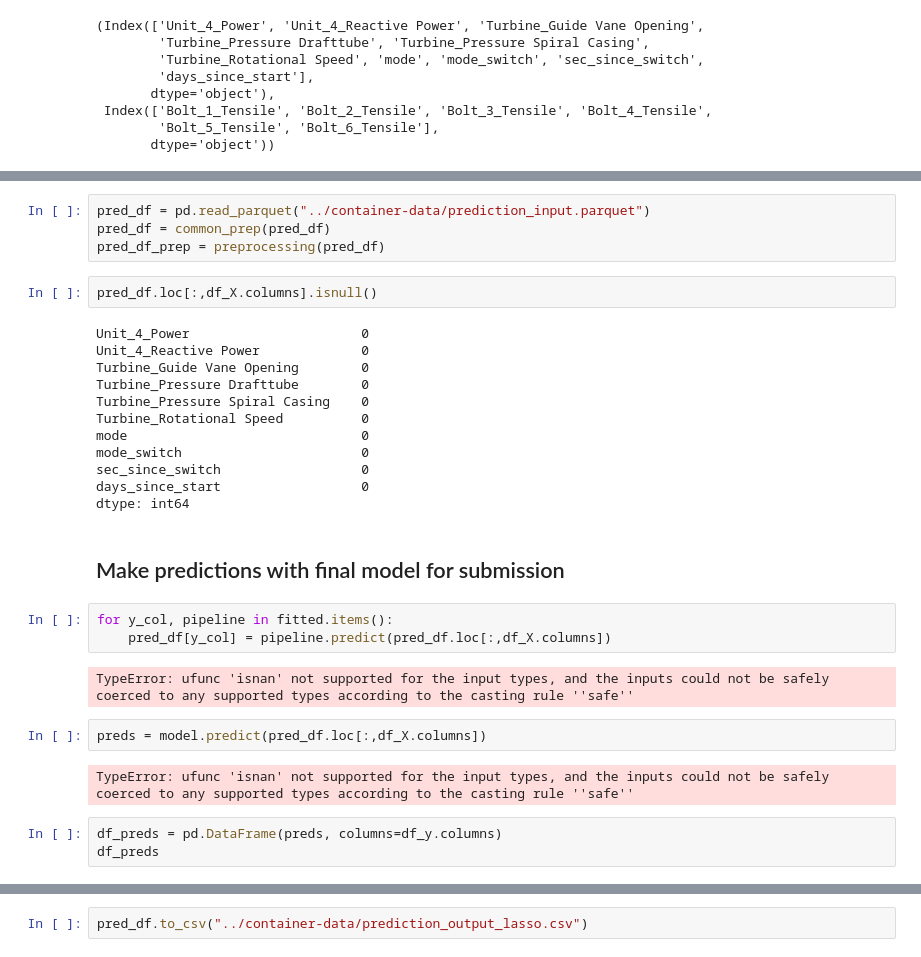
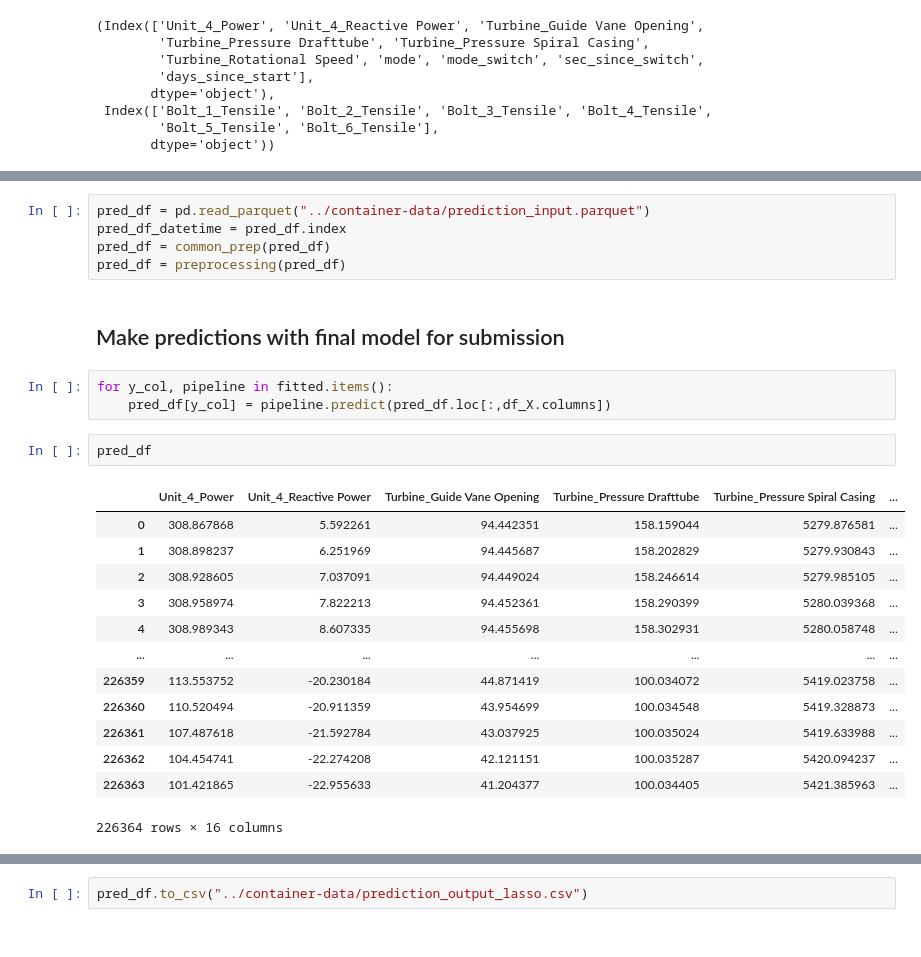
Before and after one commit to thomasht86/krafthack2022, a Jupyter notebook: notebooks/tht-cv.ipynb, the cells around one changed output, grey strips where cells are left out. Drawn from its saved outputs; the diff is of its cells as text.

```diff
--- a/notebooks/tht-cv.ipynb
+++ b/notebooks/tht-cv.ipynb
@@ -621,32 +636,26 @@ out_preds
 # %%
 pred_df = pd.read_parquet("../container-data/prediction_input.parquet")
+pred_df_datetime = pred_df.index
 pred_df = common_prep(pred_df)
-pred_df_prep = preprocessing(pred_df)
+pred_df = preprocessing(pred_df)
-# %%
-pred_df.loc[:,df_X.columns].isnull()
-# %% [output]
-Unit_4_Power                      0
-Unit_4_Reactive Power             0
-Turbine_Guide Vane Opening        0
-Turbine_Pressure Drafttube        0
-Turbine_Pressure Spiral Casing    0
-Turbine_Rotational Speed          0
-mode                              0
-mode_switch                       0
-sec_since_switch                  0
-days_since_start                  0
-dtype: int64
 # %% [markdown]
 ## Make predictions with final model for submission
-# %%
-for y_col, pipeline in fitted.items():
-    pred_df[y_col] = pipeline.predict(pred_df.loc[:,df_X.columns])
-# %% [output]
-TypeError: ufunc 'isnan' not supported for the input types, and the inputs could not be safely coerced to any supported types according to the casting rule ''safe''
+# %%
+for y_col, pipeline in fitted.items():
+    pred_df[y_col] = pipeline.predict(pred_df.loc[:,df_X.columns])
 # %%
-preds = model.predict(pred_df.loc[:,df_X.columns])
+pred_df
 # %% [output]
+|  | Unit_4_Power | Unit_4_Reactive Power | Turbine_Guide Vane Opening | Turbine_Pressure Drafttube | Turbine_Pressure Spiral Casing | ... |
+| 0 | 308.867868 | 5.592261 | 94.442351 | 158.159044 | 5279.876581 | ... |
+| 1 | 308.898237 | 6.251969 | 94.445687 | 158.202829 | 5279.930843 | ... |
+| 2 | 308.928605 | 7.037091 | 94.449024 | 158.246614 | 5279.985105 | ... |
+| 3 | 308.958974 | 7.822213 | 94.452361 | 158.290399 | 5280.039368 | ... |
+| 4 | 308.989343 | 8.607335 | 94.455698 | 158.302931 | 5280.058748 | ... |
+| ... | ... | ... | ... | ... | ... | ... |
+| 226359 | 113.553752 | -20.230184 | 44.871419 | 100.034072 | 5419.023758 | ... |
+| 226360 | 110.520494 | -20.911359 | 43.954699 | 100.034548 | 5419.328873 | ... |
+| 226361 | 107.487618 | -21.592784 | 43.037925 | 100.035024 | 5419.633988 | ... |
+| 226362 | 104.454741 | -22.274208 | 42.121151 | 100.035287 | 5420.094237 | ... |
+| 226363 | 101.421865 | -22.955633 | 41.204377 | 100.034405 | 5421.385963 | ... |
-TypeError: ufunc 'isnan' not supported for the input types, and the inputs could not be safely coerced to any supported types according to the casting rule ''safe''
+226364 rows × 16 columns
-# %%
-df_preds = pd.DataFrame(preds, columns=df_y.columns)
-df_preds
```
Also changed, not shown: parts of 26 cells of this notebook.
